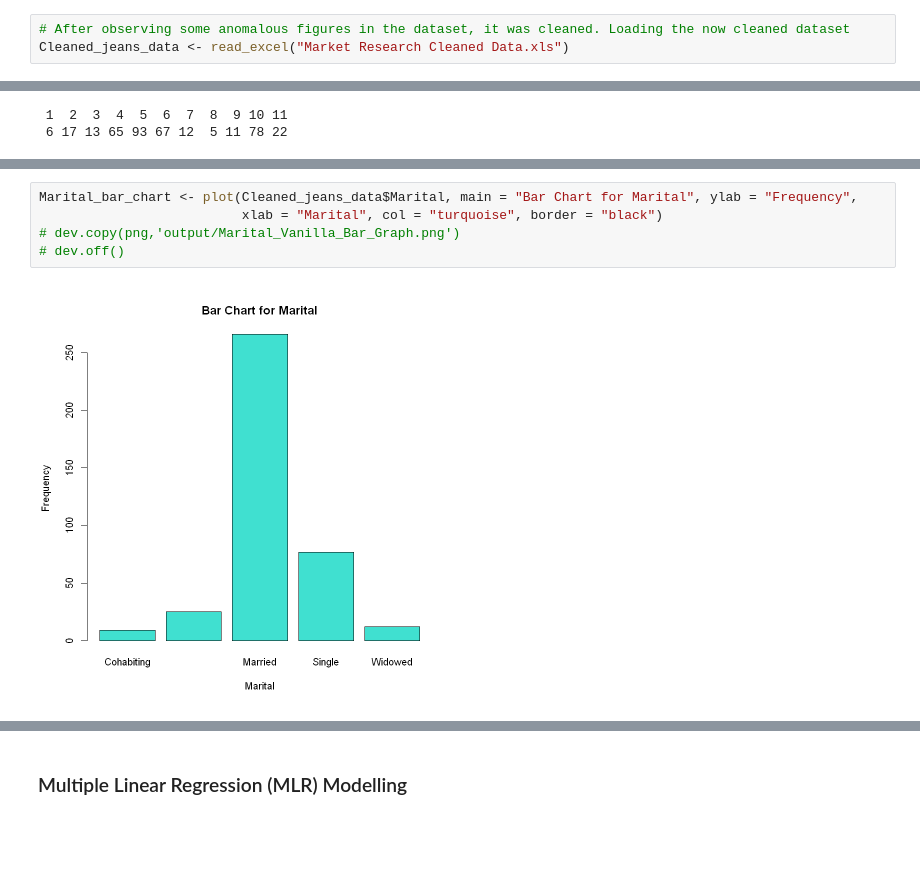
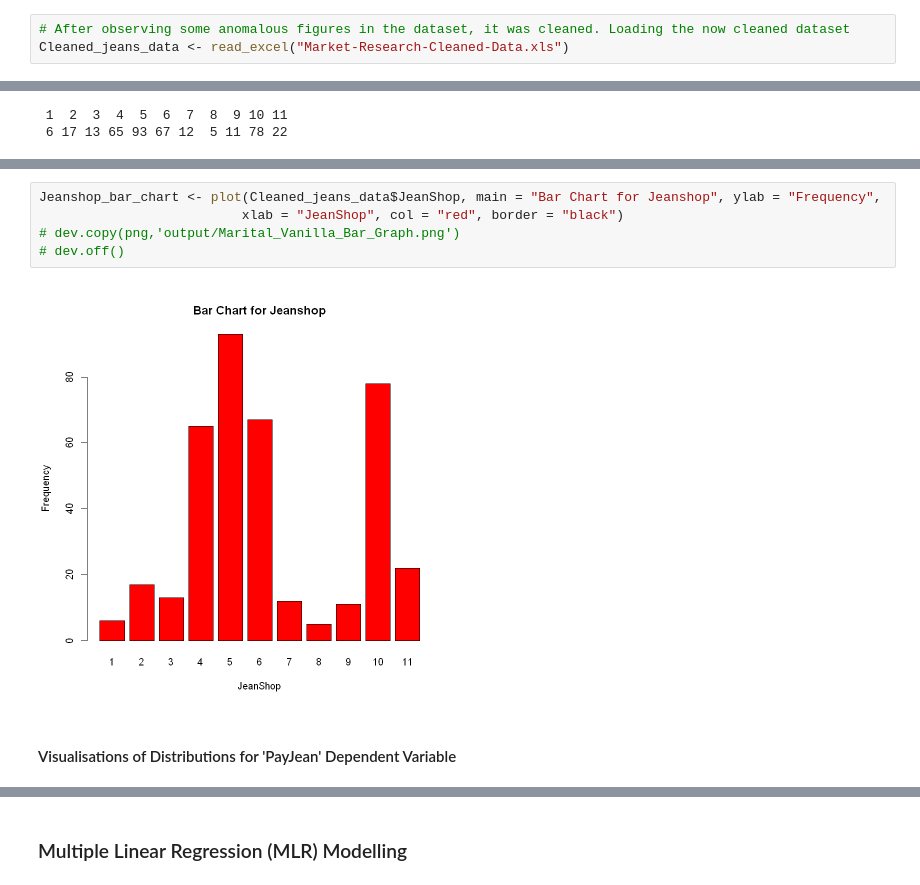
Before and after one commit to Dahmelawlah/Jeans-Market-Research, a Jupyter notebook: Jeans_Market_Research.ipynb, the cells around one changed output, grey strips where cells are left out. Drawn from its saved outputs; the diff is of its cells as text; blank space fills up the shorter version.

```diff
--- a/Jeans_Market_Research.ipynb
+++ b/Jeans_Market_Research.ipynb
@@ -110,4 +110,4 @@ summary(jeans_data)
 ## Data Cleaning
 # %%
 # After observing some anomalous figures in the dataset, it was cleaned. Loading the now cleaned dataset
-Cleaned_jeans_data <- read_excel("Market Research Cleaned Data.xls")
+Cleaned_jeans_data <- read_excel("Market-Research-Cleaned-Data.xls")
@@ -440,7 +531,9 @@ summary(Cleaned_jeans_data$JeanShop)
 # %%
-Marital_bar_chart <- plot(Cleaned_jeans_data$Marital, main = "Bar Chart for Marital", ylab = "Frequency",
-                          xlab = "Marital", col = "turquoise", border = "black")
+Jeanshop_bar_chart <- plot(Cleaned_jeans_data$JeanShop, main = "Bar Chart for Jeanshop", ylab = "Frequency",
+                          xlab = "JeanShop", col = "red", border = "black")
 # dev.copy(png,'output/Marital_Vanilla_Bar_Graph.png')
 # dev.off()
 # %% [output]
-[figure, old version]
+[figure, new version]
+# %% [markdown]
+#### Visualisations of Distributions for 'PayJean' Dependent Variable
```
Also changed, not shown: parts of 28 cells of this notebook.
